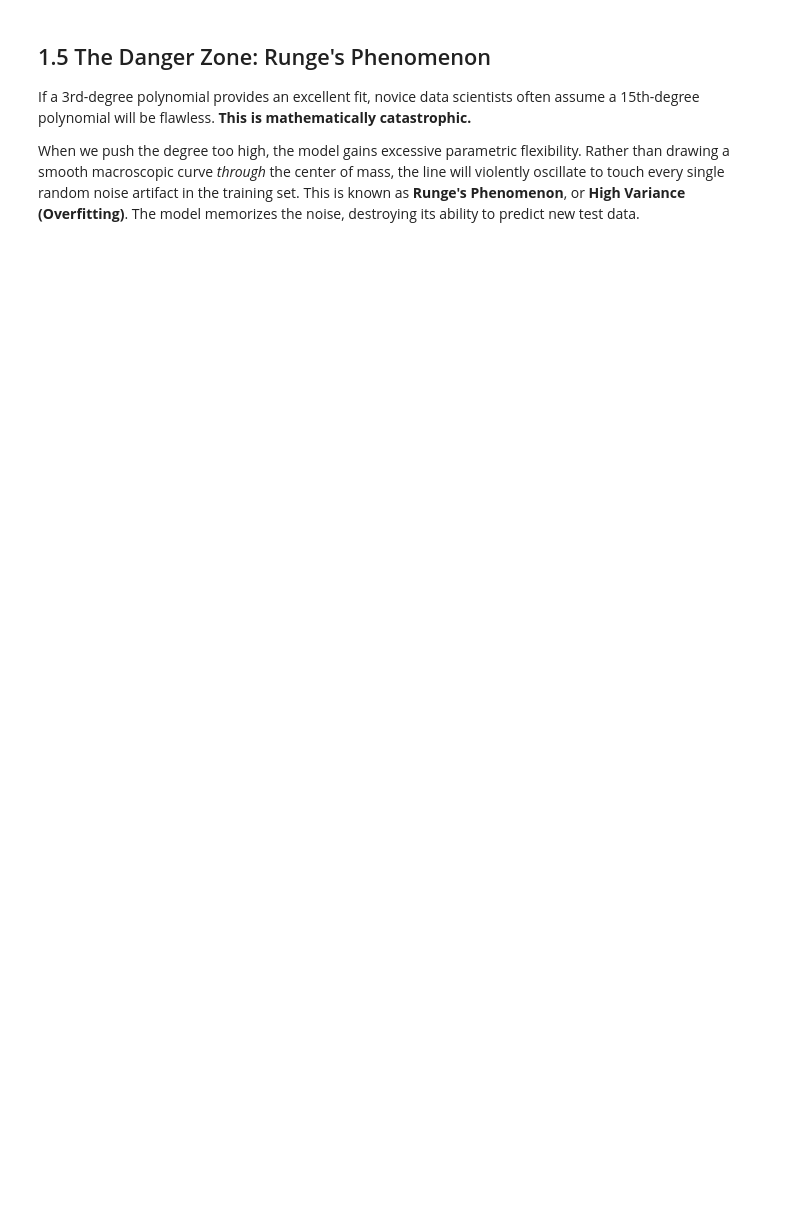
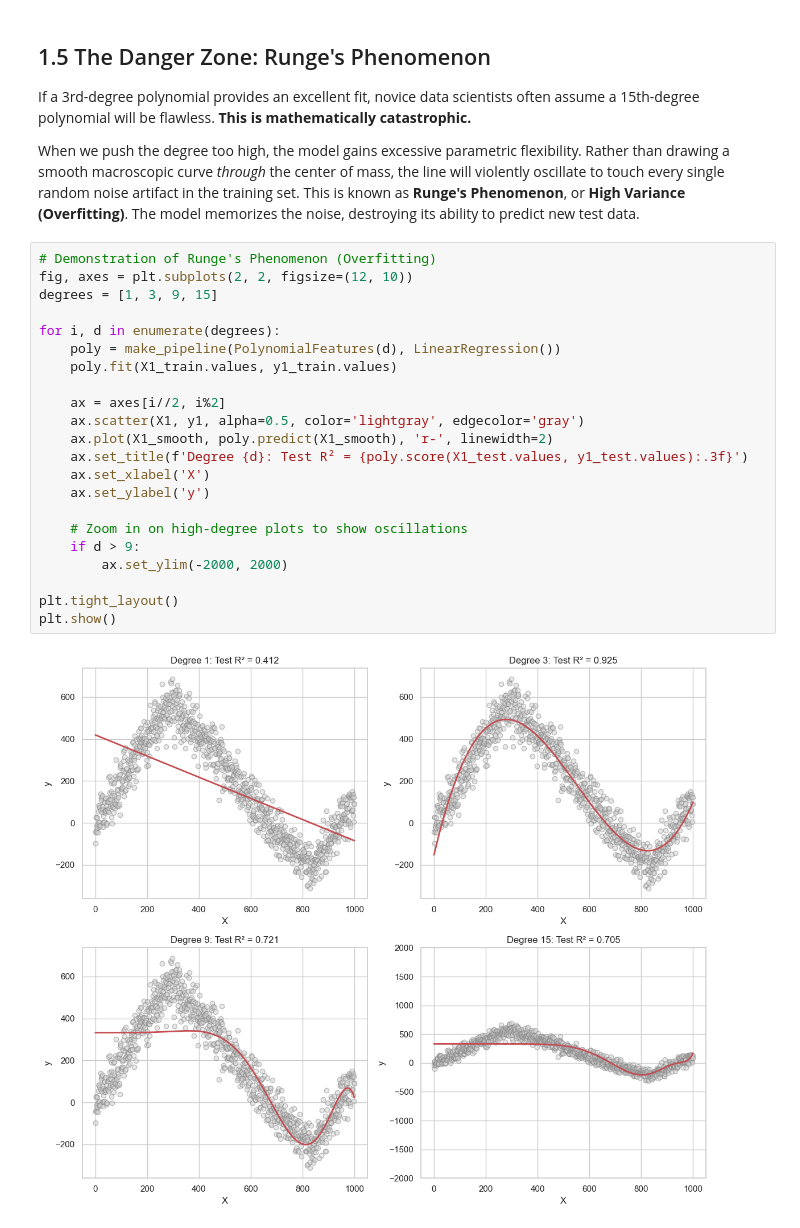
Before and after one commit to huzefar/oxford, a Jupyter notebook: CML/workspace/Task-2.ipynb, the cells around one changed output. Saved outputs shown, nothing was run; the diff lists cells and outputs as text; blank space fills up the shorter version.

```diff
--- a/CML/workspace/Task-2.ipynb
+++ b/CML/workspace/Task-2.ipynb
@@ -278,3 +416,27 @@ Polynomial (Degree 3) MSE:       4500.11
 If a 3rd-degree polynomial provides an excellent fit, novice data scientists often assume a 15th-degree polynomial will be flawless. **This is mathematically catastrophic.**
 
 When we push the degree too high, the model gains excessive parametric flexibility. Rather than drawing a smooth macroscopic curve *through* the center of mass, the line will violently oscillate to touch every single random noise artifact in the training set. This is known as **Runge's Phenomenon**, or **High Variance (Overfitting)**. The model memorizes the noise, destroying its ability to predict new test data.
+# %%
+# Demonstration of Runge's Phenomenon (Overfitting)
+fig, axes = plt.subplots(2, 2, figsize=(12, 10))
+degrees = [1, 3, 9, 15]
+
+for i, d in enumerate(degrees):
+    poly = make_pipeline(PolynomialFeatures(d), LinearRegression())
+    poly.fit(X1_train.values, y1_train.values)
+
+    ax = axes[i//2, i%2]
+    ax.scatter(X1, y1, alpha=0.5, color='lightgray', edgecolor='gray')
+    ax.plot(X1_smooth, poly.predict(X1_smooth), 'r-', linewidth=2)
+    ax.set_title(f'Degree {d}: Test R² = {poly.score(X1_test.values, y1_test.values):.3f}')
+    ax.set_xlabel('X')
+    ax.set_ylabel('y')
+
+    # Zoom in on high-degree plots to show oscillations
+    if d > 9:
+        ax.set_ylim(-2000, 2000)
+
+plt.tight_layout()
+plt.show()
+# %% [output]
+[figure, added]
```
Also changed, not shown: parts of 19 cells of this notebook.
